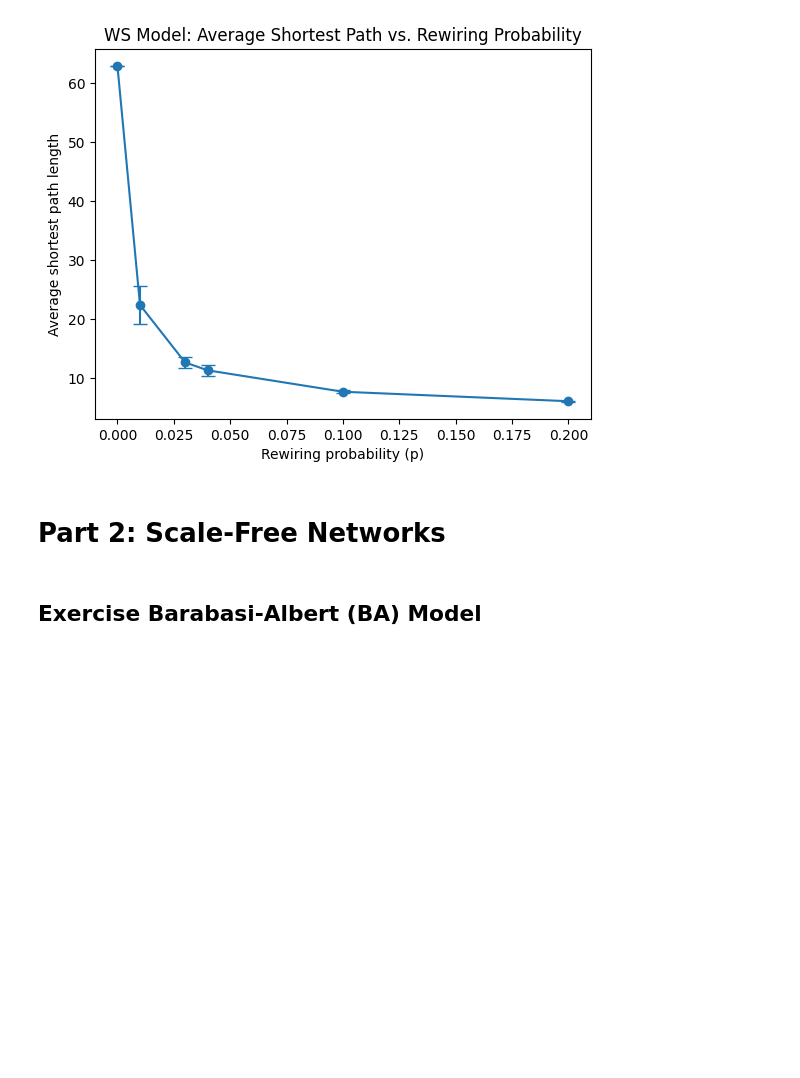
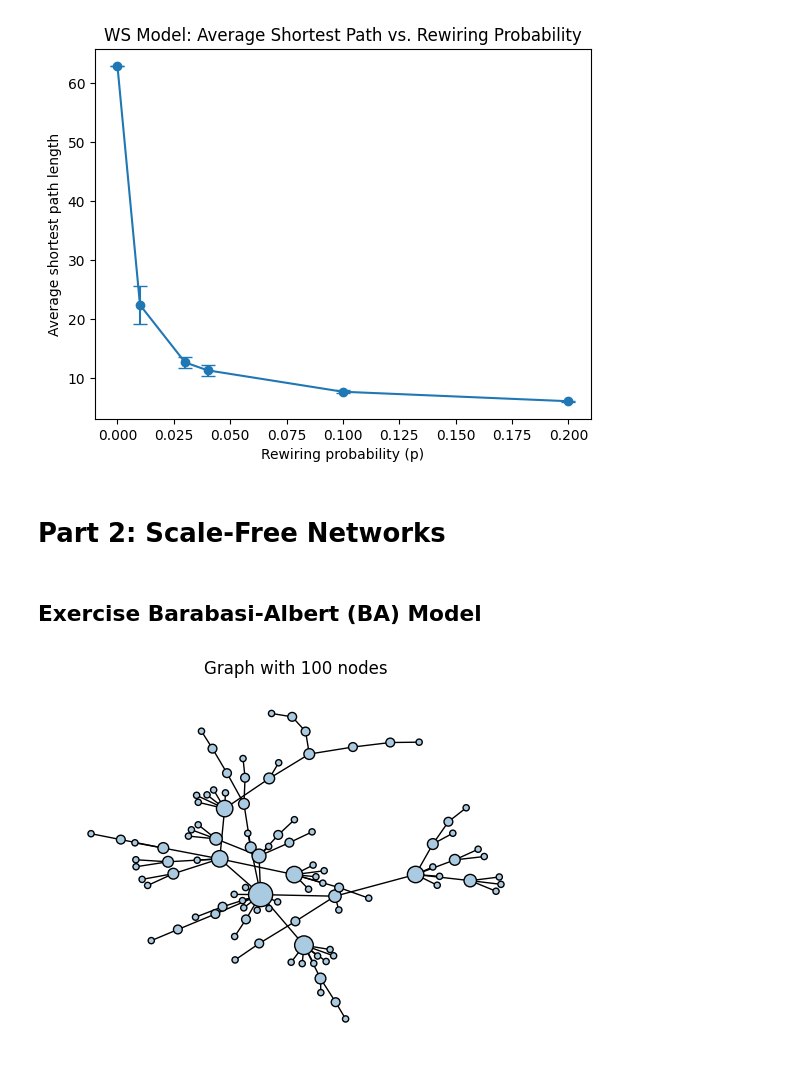
Before and after one commit to adamajane/social-graphs-and-interactions-02805, a Jupyter notebook: week_3_networks_ii/week_3_notebook.ipynb, the cells around one changed output. Cells and saved outputs as stored; diff of their text form; code cells hidden in the pictures; blank space fills up the shorter version.

```diff
--- a/week_3_networks_ii/week_3_notebook.ipynb
+++ b/week_3_networks_ii/week_3_notebook.ipynb
@@ -109,10 +109,109 @@ Standard deviation of shortest path for p=0.2: 0.12
 ## Exercise Barabasi-Albert (BA) Model
 # %%
 import networkx as nx
+import numpy as np
+import matplotlib.pyplot as plt
+from IPython.display import Image
 
+# Barabasi-Albert graph
 BA = nx.Graph()
 
 BA.add_edges_from([(1, 2)])
 
+# Collected degrees (dictionary)
 degrees = dict(BA.degree())
+node_sizes = []
+
+# print(BA)
+# print(degrees)
+
+
+def preferential_attachment():
+    global degrees
+    global node_sizes
+
+    # Get total degree sum
+    total_degree = sum(degrees.values())
+
+    # Calculate connection probabilities
+    probabilities = [degrees[node] / total_degree for node in BA.nodes()]
+
+    # Node chosen based on preferential attachment
+    chosen_node = np.random.choice(list(BA.nodes()), p=probabilities)
+
+    # Add and connect new node to chosen node
+    new_node = max(BA.nodes()) + 1
+    BA.add_edge(new_node, chosen_node)
+
+    # Update degrees dictionary
+    degrees = dict(BA.degree())
+    node_sizes = [degrees[node] * 20 for node in BA.nodes()]
+
+    return node_sizes
+
+
+# 100 node network
+for i in range(98):
+    preferential_attachment()
+
+# Info about graph and its degrees
+# print(BA)
+# print(degrees)
+
+# Plotting 100 node graph
+plt.figure()
+plt.title("Graph with 100 nodes")
+nx.draw(BA, node_size=node_sizes, node_color="#a9cae0", edgecolors="black")
+plt.show()
+# Image("ba-model-100-nodes.png")
+
+# 5000 node network
+for i in range(4900):
+    preferential_attachment()
+
+# Info about graph and its degrees
+# print(BA)
+# print(degrees)
+
+# Plotting 5000 node graph
+plt.figure()
+plt.title("Graph with 5000 nodes")
+nx.draw(BA, node_size=node_sizes, node_color="#a9cae0", edgecolors="black")
+plt.show()
+# Image("ba-model-100-nodes.png")
+
+print("Min degree:", min(degrees.values()))
+print("Max degree:", max(degrees.values()))
+
+# Bin degree distribution with np.histogram
+degree_values = list(degrees.values())
+bins = np.arange(min(degree_values), max(degree_values) + 2) - 0.5  # bin edges for integer degrees
+hist, bin_edges = np.histogram(degree_values, bins=bins)
+
+# Plot degree distribution
+plt.figure()
+plt.bar(bin_edges[:-1] + 0.5, hist, width=1, edgecolor='black')
+plt.xlabel("Degree")
+plt.ylabel("Number of nodes")
+plt.title("Degree Distribution (Binned)")
+plt.show()
+
+# Plot degree distribution: linear axes (points)
+plt.figure()
+plt.plot(bin_edges[:-1] + 0.5, hist, 'o', markersize=5)
+plt.xlabel("Degree")
+plt.ylabel("Number of nodes")
+plt.title("Degree Distribution (Linear Scale, Points)")
+plt.show()
+
+# Plot degree distribution: log-log axes (points)
+plt.figure()
+plt.plot(bin_edges[:-1] + 0.5, hist, 'o', markersize=5)
+plt.xscale('log')
+plt.yscale('log')
+plt.xlabel("Degree (log scale)")
+plt.ylabel("Number of nodes (log scale)")
+plt.title("Degree Distribution (Log-Log Scale, Points)")
+plt.show()
 # %% [output]
+[figure, added]
```
Also changed, not shown: parts of 2 cells of this notebook, 2 other files.
